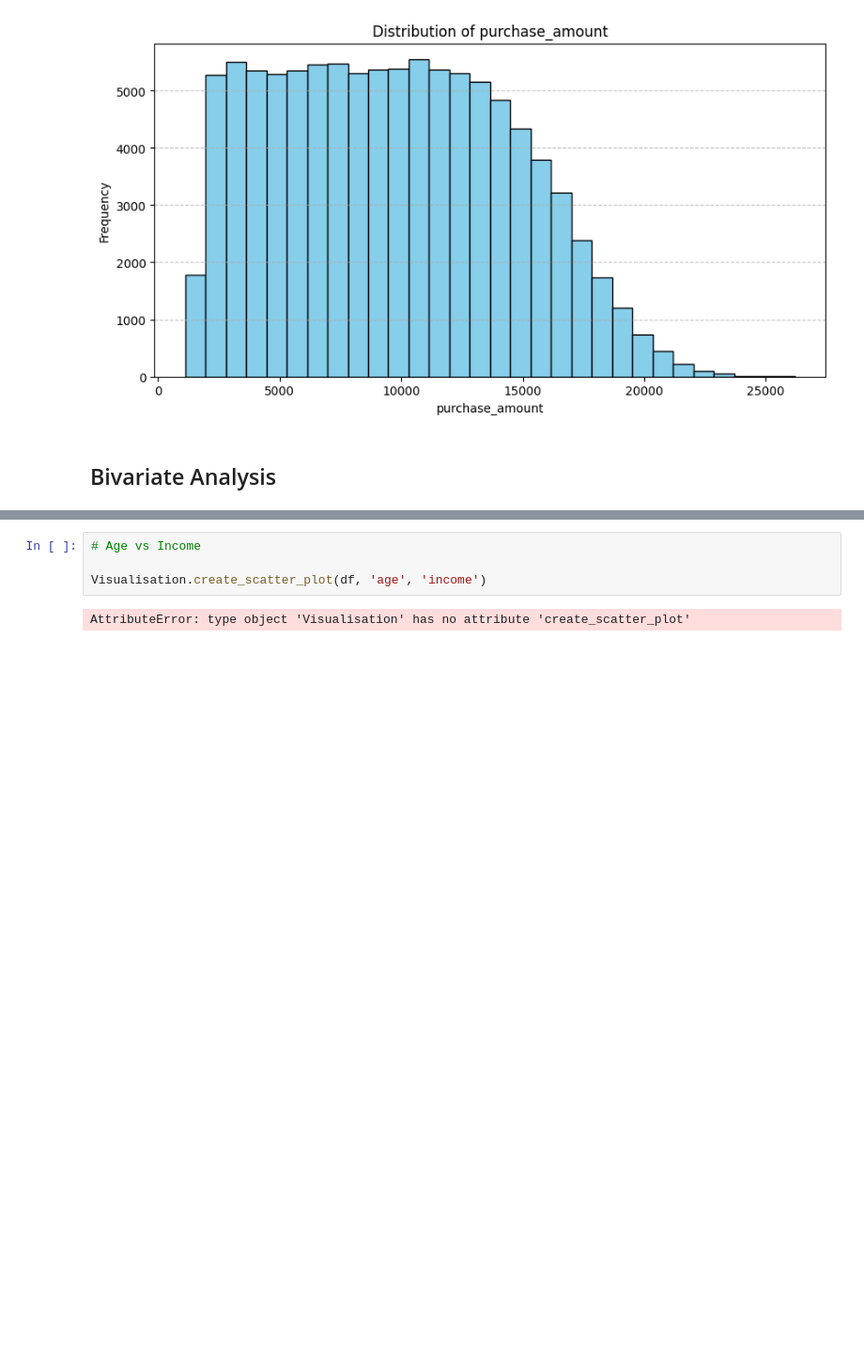
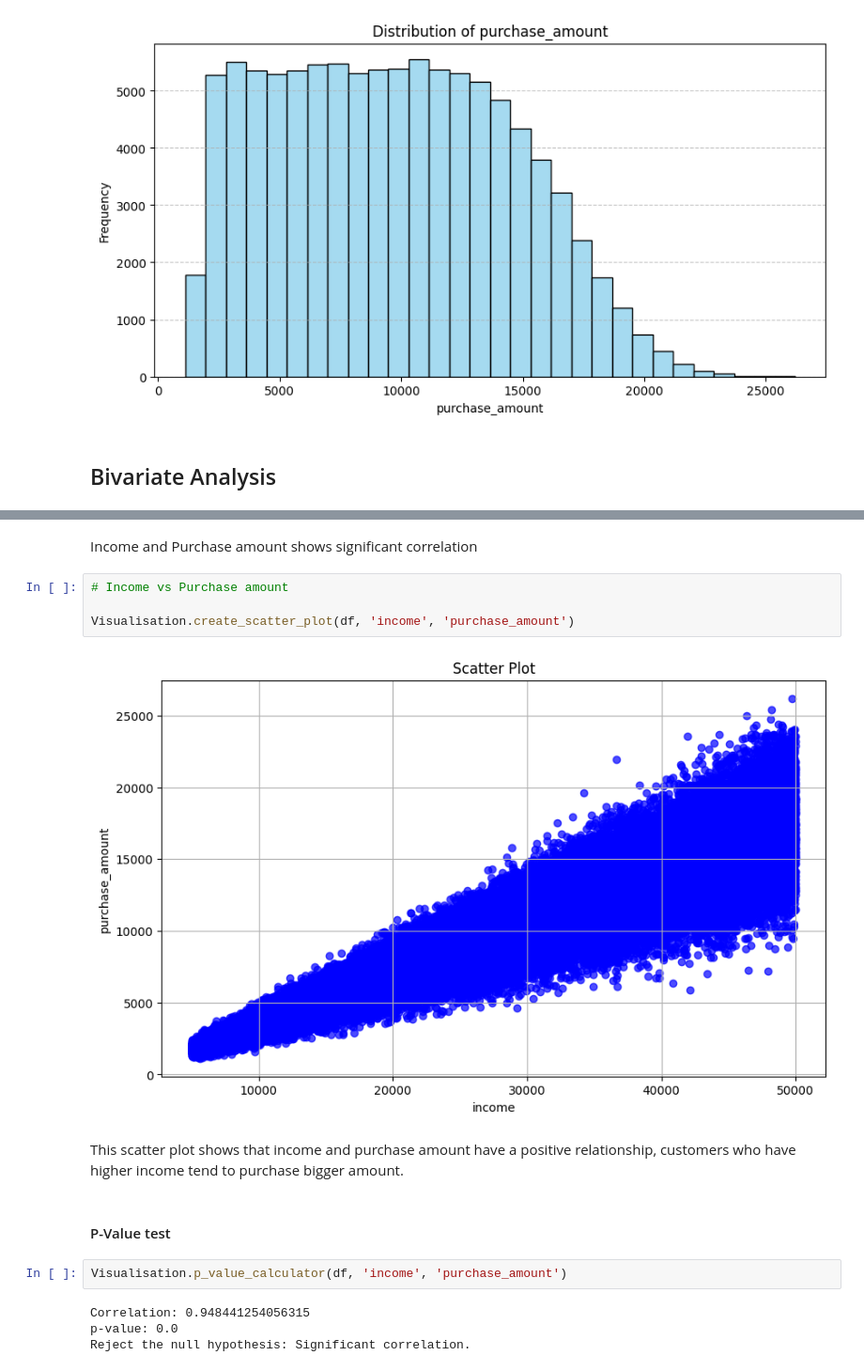
Before and after one commit to BlancJH/Customer-Purchase-Behaviour-Analysis, a Jupyter notebook: models/EDA.ipynb, the cells around one changed output, grey strips where cells are left out. Shown at 94% size. Saved outputs shown, nothing was run; the diff lists cells and outputs as text; blank space fills up the shorter version.

```diff
--- a/models/EDA.ipynb
+++ b/models/EDA.ipynb
@@ -298,6 +313,18 @@ Visualisation.create_histogram(df, 'purchase_amount')
+# %% [markdown]
+Income and Purchase amount shows significant correlation
 # %%
-# Age vs Income
+# Income vs Purchase amount
 
-Visualisation.create_scatter_plot(df, 'age', 'income')
+Visualisation.create_scatter_plot(df, 'income', 'purchase_amount')
 # %% [output]
-AttributeError: type object 'Visualisation' has no attribute 'create_scatter_plot'
+[figure, added]
+# %% [markdown]
+This scatter plot shows that income and purchase amount have a positive relationship, customers who have higher income tend to purchase bigger amount.
+# %% [markdown]
+#### P-Value test
+# %%
+Visualisation.p_value_calculator(df, 'income', 'purchase_amount')
+# %% [output]
+Correlation: 0.948441254056315
+p-value: 0.0
+Reject the null hypothesis: Significant correlation.
```
Also changed, not shown: parts of 14 cells of this notebook.
